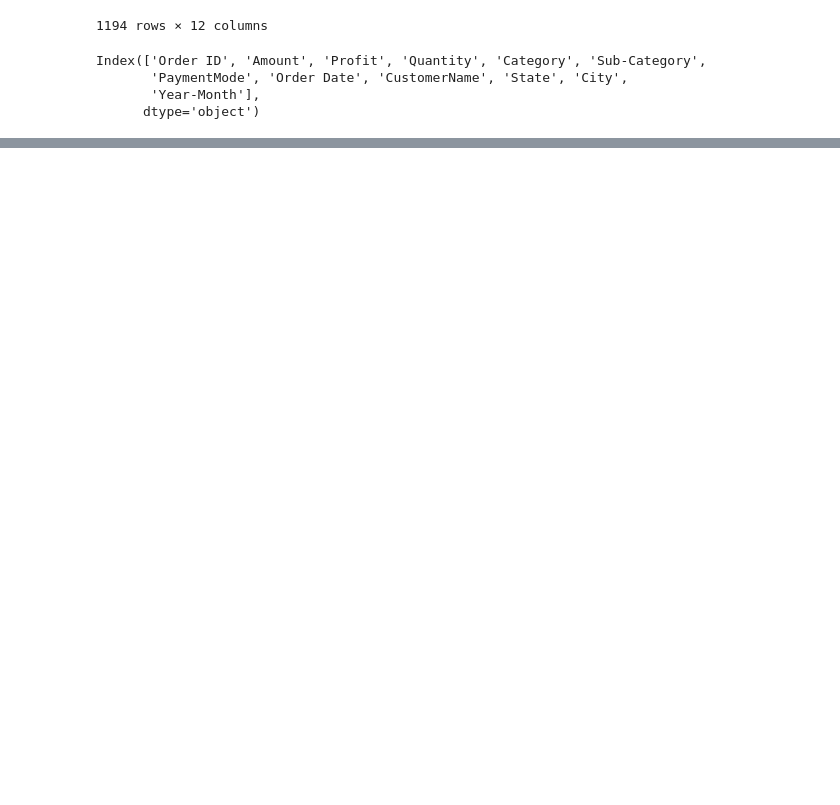
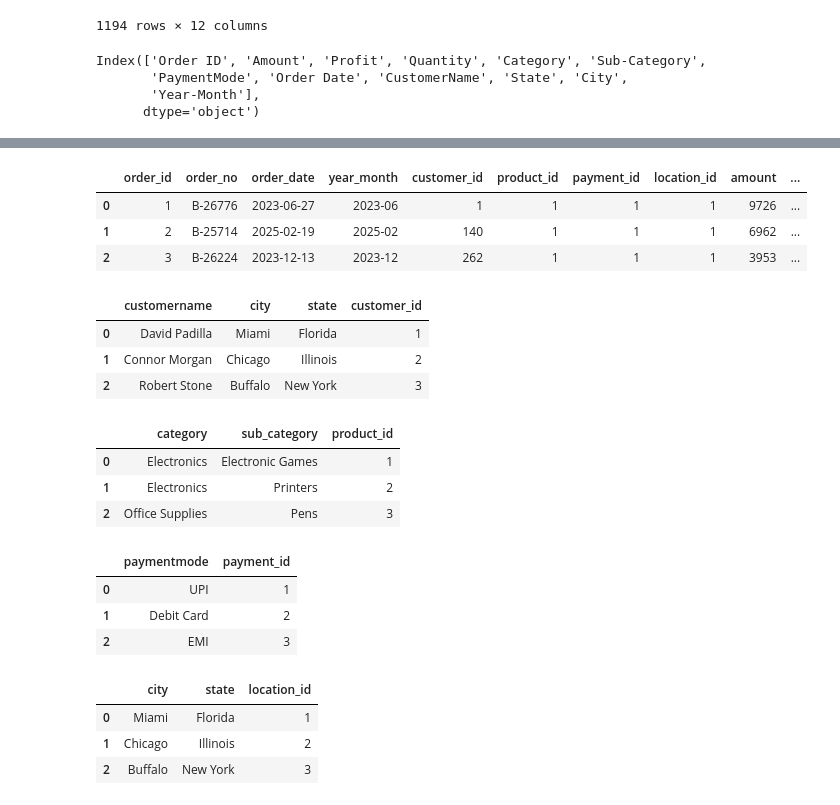
Before and after one commit to instinctdanny/capstoneass, a Jupyter notebook: sales_edr.ipynb, the cells around one changed output, grey strips where cells are left out. Cells and saved outputs as stored; diff of their text form; code cells hidden in the pictures; blank space fills up the shorter version.

```diff
--- a/sales_edr.ipynb
+++ b/sales_edr.ipynb
@@ -63,0 +174,6 @@ Index(['Order ID', 'Amount', 'Profit', 'Quantity', 'Category', 'Sub-Category',
+# %%
+# Nomarlization
+#customer
+customer_df = sales_df[['customername','city', 'state']].drop_duplicates().reset_index(drop=True)
+customer_df['customer_id'] = range(1, len(customer_df) + 1)
+customer_df.head()
@@ -63,0 +187,4 @@ Index(['Order ID', 'Amount', 'Profit', 'Quantity', 'Category', 'Sub-Category',
+# %%
+product_df = sales_df[['category', 'sub_category']].drop_duplicates().reset_index(drop=True)
+product_df['product_id'] = range(1, len(product_df) + 1)
+product_df.head()
@@ -63,0 +198,4 @@ Index(['Order ID', 'Amount', 'Profit', 'Quantity', 'Category', 'Sub-Category',
+# %%
+payment_df = sales_df[['paymentmode']].drop_duplicates().reset_index(drop=True)
+payment_df['payment_id'] = range(1, len(payment_df) + 1)
+payment_df.head()
@@ -63,0 +209,4 @@ Index(['Order ID', 'Amount', 'Profit', 'Quantity', 'Category', 'Sub-Category',
+# %%
+location_df = sales_df[['city','state']].copy().drop_duplicates().reset_index(drop=True)
+location_df['location_id'] = range(1, len(location_df) + 1)
+location_df.head()
@@ -63,0 +220,46 @@ Index(['Order ID', 'Amount', 'Profit', 'Quantity', 'Category', 'Sub-Category',
+# %%
+# Merge to build orders sales with foreign keys
+order_df = sales_df.merge(customer_df, on=['customername', 'city', 'state']) \
+    .merge(product_df, on=['category', 'sub_category']) \
+    .merge(payment_df, on=['paymentmode']) \
+    .merge(location_df, on=['city', 'state'])
+
+# Add primary key and surrogate key
+order_df = order_df.reset_index(drop=True)
+order_df['order_id'] = range(1, len(order_df) + 1)
+#orders_df['order_id'] = orders_df.index + 1  # PK
+#orders_df['order_sk'] = orders_df['order_id']  # SK (same as PK for now)
+
+# Final fact table (OLTP-level)
+order_df = order_df[[
+    'order_id',  'order_no', 'order_date', 'year_month',
+    'customer_id', 'product_id', 'payment_id', 'location_id',
+    'amount', 'profit', 'quantity'
+]]
+
+display(order_df.head(3))
+display(customer_df.head(3))
+display(product_df.head(3))
+display(payment_df.head(3))
+display(location_df.head(3))
+# %% [output]
+|  | order_id | order_no | order_date | year_month | customer_id | product_id | payment_id | location_id | amount | ... |
+| 0 | 1 | B-26776 | 2023-06-27 | 2023-06 | 1 | 1 | 1 | 1 | 9726 | ... |
+| 1 | 2 | B-25714 | 2025-02-19 | 2025-02 | 140 | 1 | 1 | 1 | 6962 | ... |
+| 2 | 3 | B-26224 | 2023-12-13 | 2023-12 | 262 | 1 | 1 | 1 | 3953 | ... |
+|  | customername | city | state | customer_id |
+| 0 | David Padilla | Miami | Florida | 1 |
+| 1 | Connor Morgan | Chicago | Illinois | 2 |
+| 2 | Robert Stone | Buffalo | New York | 3 |
+|  | category | sub_category | product_id |
+| 0 | Electronics | Electronic Games | 1 |
+| 1 | Electronics | Printers | 2 |
+| 2 | Office Supplies | Pens | 3 |
+|  | paymentmode | payment_id |
+| 0 | UPI | 1 |
+| 1 | Debit Card | 2 |
+| 2 | EMI | 3 |
+|  | city | state | location_id |
+| 0 | Miami | Florida | 1 |
+| 1 | Chicago | Illinois | 2 |
+| 2 | Buffalo | New York | 3 |
```
Also changed, not shown: parts of 13 cells of this notebook, 2 other files.
